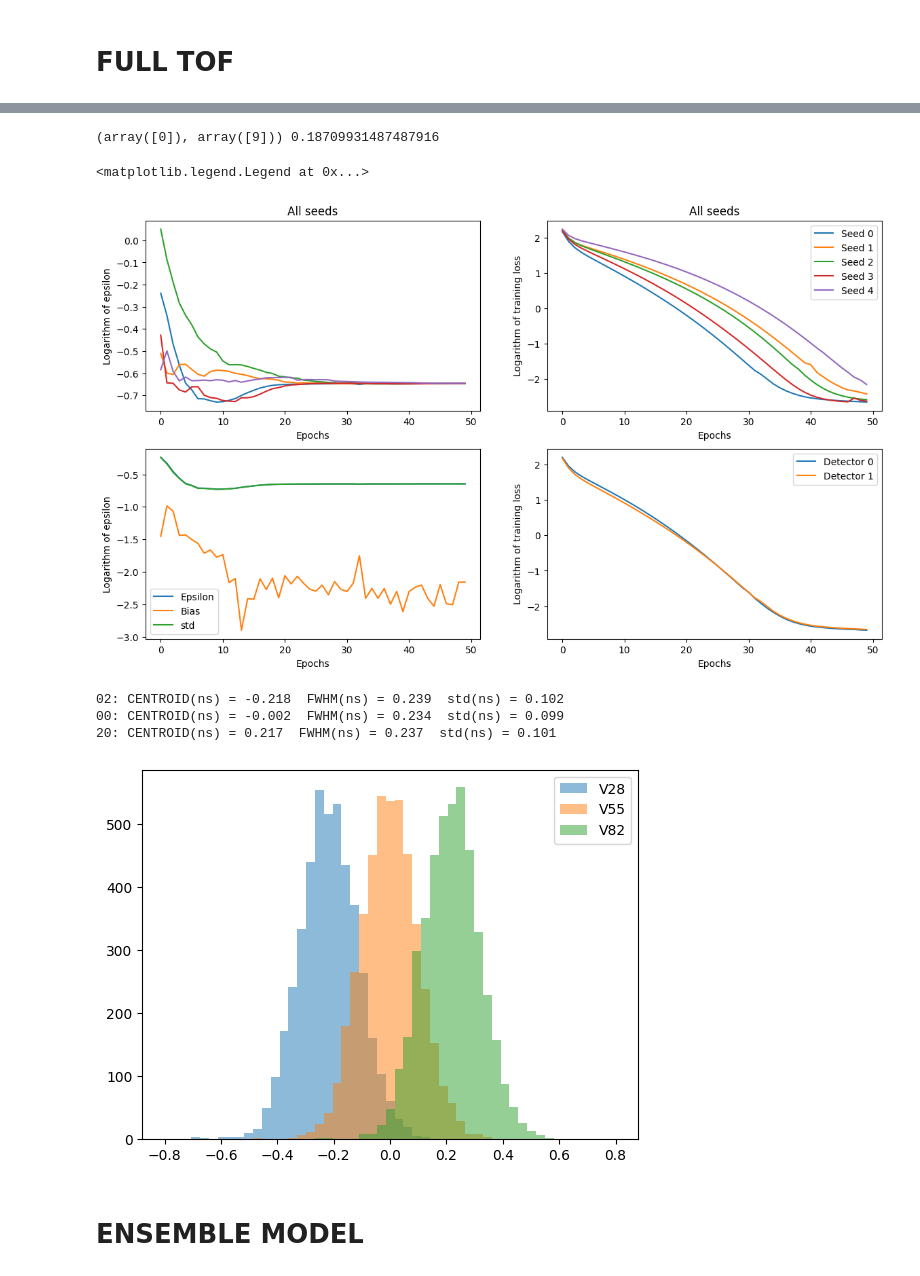
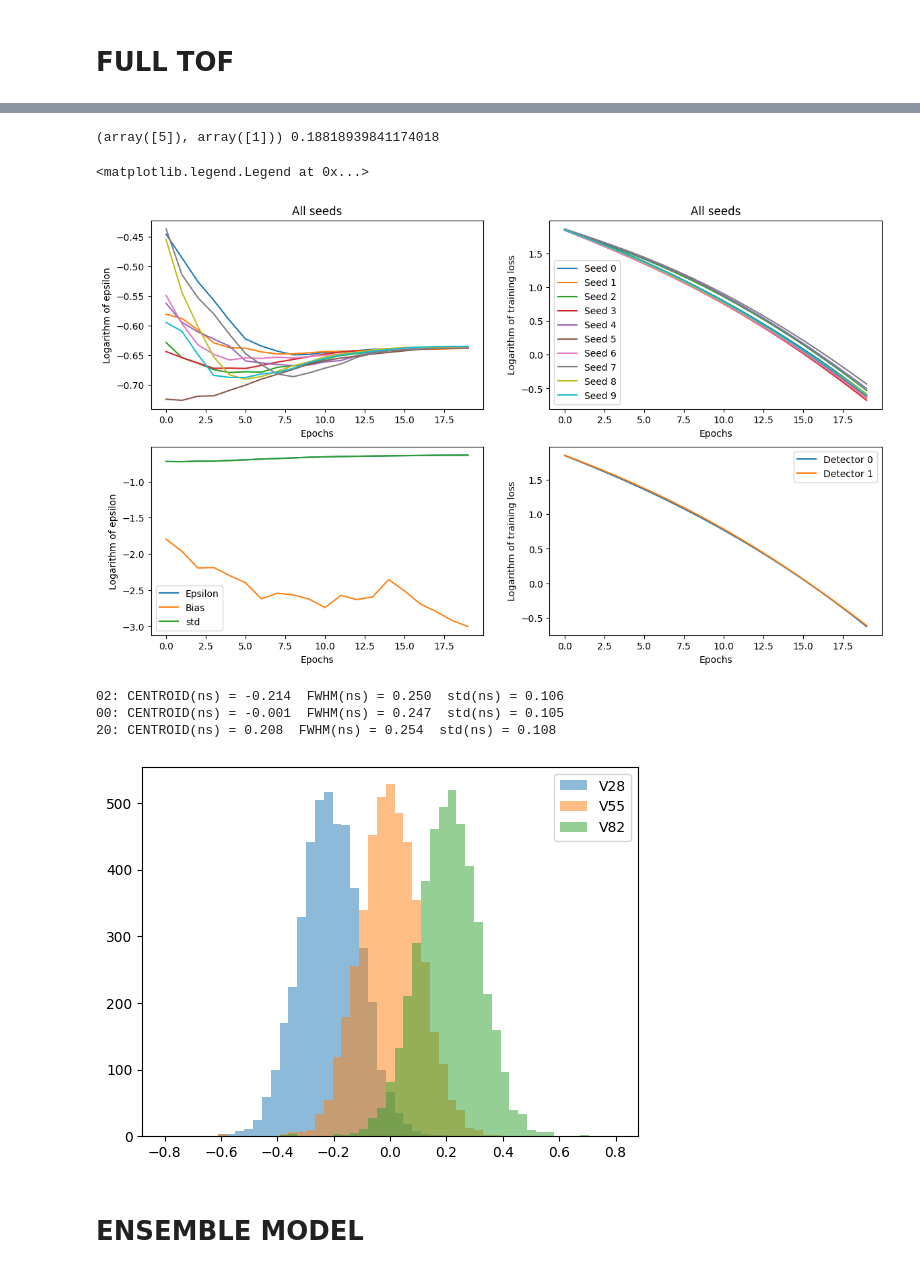
Before and after one commit to wjosefw/Signal-processing-with-Neural-networks, a Jupyter notebook: DEEP_TIMING_DATOS_PRACTICA_MASTER_Na22.ipynb, the cells around one changed output, grey strips where cells are left out. Cells and saved outputs as stored; diff of their text form; code cells hidden in the pictures.

Commit message:
Con esta configuración mejora el bias (error entre 7 y 13 ps) pero a costa del FWHM con ~ 250ps

```diff
--- a/DEEP_TIMING_DATOS_PRACTICA_MASTER_Na22.ipynb
+++ b/DEEP_TIMING_DATOS_PRACTICA_MASTER_Na22.ipynb
@@ -253,26 +247,3 @@ Max dec 1:  36.66992327262738
-# %%
-def model_definition(NM):
-
-  inputA = Input(shape=(NM,))
-  inputB = Input(shape=(NM,))
-
-  x1 = Dense(128, activation="relu", kernel_initializer=initializers.RandomNormal(mean=0.0, stddev=1), kernel_regularizer=l2(0.01))
-  x2 = Dense(128, activation="relu", kernel_initializer=initializers.RandomNormal(mean=0.0, stddev=1), kernel_regularizer=l2(0.01))
-  x3 = Dense(128, activation="relu", kernel_initializer=initializers.RandomNormal(mean=0.0, stddev=1), kernel_regularizer=l2(0.01))
-  x4 = Dense(1, activation="linear")
-
-  op1A = x1(inputA)
-  op2A = x2(op1A)
-  op3A = x3(op2A)
-  outA = x4(op3A)
-
-  op1B = x1(inputB)
-  op2B = x2(op1B)
-  op3B = x3(op2B)
-  outB = x4(op3B)
-
-  model = Model(inputs=[inputA, inputB], outputs=outA-outB)
-  return model
 # %% [markdown]
 # **FULL TOF**
 # %%
@@ -340,6 +311,6 @@ M_Test_20_norm[:,:,1] = (M_Test_20[:,:,1] - min_dec1)/(max_dec1-min_dec1)
 # %%
-epochs = 50
-num_semillas = 5
+epochs = 20
+num_semillas = 10
 
 epsilon = []
 bias = []
@@ -353,11 +324,11 @@ TOFN_20_list = []
 
 for i in range(num_semillas):
 
-  model_dec0 = model_definition(NM)
-  model_dec1 = model_definition(NM)
+  model_dec0 = model_definition(NM = NM, NN = 128, STD_INIT = 0.5)
+  model_dec1 = model_definition(NM = NM, NN = 128, STD_INIT = 0.5)
 
-  opt_dec0 = tf.keras.optimizers.AdamW(learning_rate=5e-3)
-  opt_dec1 = tf.keras.optimizers.AdamW(learning_rate=5e-3)
+  opt_dec0 = tf.keras.optimizers.AdamW(learning_rate = 1e-4)
+  opt_dec1 = tf.keras.optimizers.AdamW(learning_rate = 1e-4)
 
   model_dec0.compile(optimizer=opt_dec0,loss='MSE')
   model_dec1.compile(optimizer=opt_dec1,loss='MSE')
@@ -373,8 +344,8 @@ for i in range(num_semillas):
 
   for epoch in range(epochs):
 
-     history_dec0 = model_dec0.fit(x=[M_Train_dec0[:,:,0], M_Train_dec0[:,:,1]],y = REF_train_dec0, epochs = 5, batch_size = 512, verbose = 1)
-     history_dec1 = model_dec1.fit(x=[M_Train_dec1[:,:,0], M_Train_dec1[:,:,1]],y = REF_train_dec1, epochs = 5, batch_size = 512, verbose = 1)
+     history_dec0 = model_dec0.fit(x=[M_Train_dec0[:,:,0], M_Train_dec0[:,:,1]],y = REF_train_dec0, epochs = 5, batch_size = 128, verbose = 1)
+     history_dec1 = model_dec1.fit(x=[M_Train_dec1[:,:,0], M_Train_dec1[:,:,1]],y = REF_train_dec1, epochs = 5, batch_size = 128, verbose = 1)
 
      loss_dec0.append(history_dec0.history['loss'][-1])
      loss_dec1.append(history_dec1.history['loss'][-1])
@@ -437,6 +426,6 @@ TOFN_20_array = np.array(TOFN_20_list, dtype = 'object')
 # %%
-epsilon = np.array(epsilon, dtype='float64')
-bias = np.array(bias, dtype='float64')
+epsilon = np.array(epsilon, dtype = 'float64')
+bias = np.array(bias, dtype = 'float64')
 std = np.array(std, dtype = 'float64')
 
 training_loss_dec0 = np.array(training_loss_dec0, dtype = 'float64')
@@ -444,7 +433,7 @@ training_loss_dec1 = np.array(training_loss_dec1, dtype = 'float64')
 
 
 print(np.where(epsilon == np.min(epsilon)), np.min(epsilon))
-index = 0
+index = 5
 plt.figure(figsize=(14,8))
 
 plt.subplot(2,2,1)
@@ -456,48 +445,48 @@ plt.xlabel('Epochs')
 plt.title('All seeds')
 
 plt.subplot(2,2,2)
 for i in range(training_loss_dec0.shape[0]):
   label = 'Seed' + ' ' + str(i)
   #plt.plot(np.log10(training_loss_dec0[i,:]),label=label)
   plt.plot(np.log10(training_loss_dec1[i,:]),label=label)
 plt.legend()
 plt.ylabel('Logarithm of training loss')
 plt.xlabel('Epochs')
 plt.title('All seeds')
 
 
 plt.subplot(2,2,3)
 plt.plot(np.log10(epsilon[index,:]), label = 'Epsilon')
 plt.plot(np.log10(bias[index,:]), label = 'Bias')
 plt.plot(np.log10(std[index,:]), label = 'std')
 plt.legend()
 plt.ylabel('Logarithm of epsilon')
 plt.xlabel('Epochs')
 
 plt.subplot(2,2,4)
 plt.plot(np.log10(training_loss_dec0[index,:]),label='Detector 0')
 plt.plot(np.log10(training_loss_dec1[index,:]),label='Detector 1')
 plt.ylabel('Logarithm of training loss')
 plt.xlabel('Epochs')
 
 plt.legend()
 # %% [output]
-(array([0]), array([9])) 0.18709931487487916
+(array([5]), array([1])) 0.18818939841174018
 <matplotlib.legend.Legend at 0x...>
-[figure, old version]
+[figure, new version]
 # %%
-epoch = 9
+epoch = 1
 #------------------------------------------- Histogram and gaussian fit -----------------------------------------------
-nbins=51
-histogN_02, binsN, patchesN  = plt.hist(TOFN_02_array[index,epoch,:] - np.mean(TOFN_00_array[index,epoch,:]),bins=nbins,range=[-0.8,0.8],alpha = 0.5,label='V28');
+nbins = 51
+histogN_02, binsN, patchesN  = plt.hist(TOFN_02_array[index,epoch,:] - np.mean(TOFN_00_array[index,epoch,:]), bins = nbins, range = [-0.8,0.8], alpha = 0.5, label = 'V28');
 cbinsN = 0.5*(binsN[1:]+binsN[0:-1])
 HN, AN, x0N_02, sigmaN_02 = gauss_fit(cbinsN, histogN_02)
 
-histogN, binsN, patchesN  = plt.hist(TOFN_00_array[index,epoch,:] - np.mean(TOFN_00_array[index,epoch,:]),bins=nbins,range=[-0.8,0.8],alpha = 0.5,label='V55');
+histogN, binsN, patchesN  = plt.hist(TOFN_00_array[index,epoch,:] - np.mean(TOFN_00_array[index,epoch,:]), bins = nbins, range = [-0.8,0.8], alpha = 0.5, label = 'V55');
 cbinsN = 0.5*(binsN[1:]+binsN[0:-1])
 HN, AN, x0N, sigmaN = gauss_fit(cbinsN, histogN)
 
-histogN_20, binsN, patchesN  = plt.hist(TOFN_20_array[index,epoch,:] - np.mean(TOFN_00_array[index,epoch,:]),bins=nbins,range=[-0.8,0.8],alpha = 0.5,label='V82');
+histogN_20, binsN, patchesN  = plt.hist(TOFN_20_array[index,epoch,:] - np.mean(TOFN_00_array[index,epoch,:]), bins = nbins, range = [-0.8,0.8], alpha = 0.5, label = 'V82');
 cbinsN = 0.5*(binsN[1:]+binsN[0:-1])
 HN, AN, x0N_20, sigmaN_20 = gauss_fit(cbinsN, histogN_20)
 plt.legend()
@@ -513,10 +502,10 @@ print("02: CENTROID(ns) = %.3f  FWHM(ns) = %.3f  std(ns) = %.3f" % (x0N_02, FWHM
 print("00: CENTROID(ns) = %.3f  FWHM(ns) = %.3f  std(ns) = %.3f" % (x0N, FWHMN, sigmaN))
 print("20: CENTROID(ns) = %.3f  FWHM(ns) = %.3f  std(ns) = %.3f" % (x0N_20, FWHMN_20, sigmaN_20))
 # %% [output]
-02: CENTROID(ns) = -0.218  FWHM(ns) = 0.239  std(ns) = 0.102
-00: CENTROID(ns) = -0.002  FWHM(ns) = 0.234  std(ns) = 0.099
-20: CENTROID(ns) = 0.217  FWHM(ns) = 0.237  std(ns) = 0.101
+02: CENTROID(ns) = -0.214  FWHM(ns) = 0.250  std(ns) = 0.106
+00: CENTROID(ns) = -0.001  FWHM(ns) = 0.247  std(ns) = 0.105
+20: CENTROID(ns) = 0.208  FWHM(ns) = 0.254  std(ns) = 0.108
-[figure, old version]
+[figure, new version]
 # %% [markdown]
 # **ENSEMBLE MODEL**
 # %%
```
Also changed, not shown: parts of 12 cells of this notebook.
